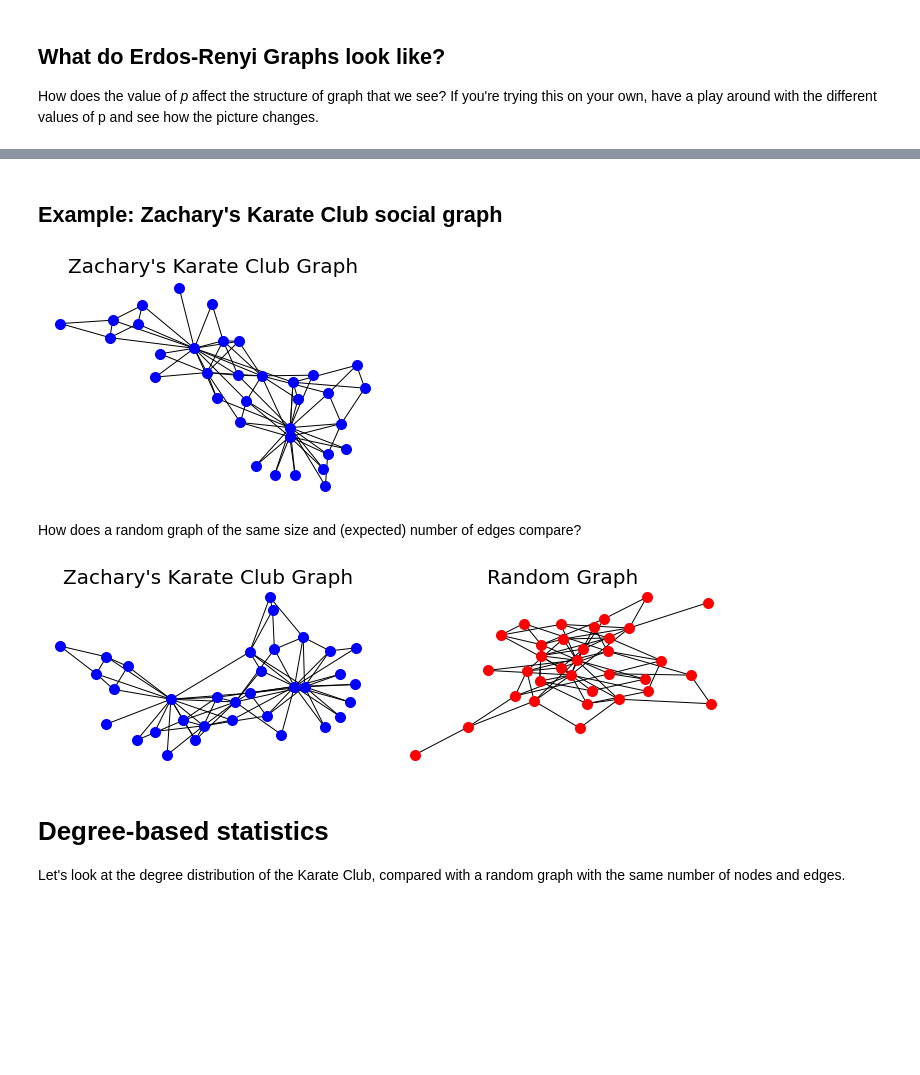
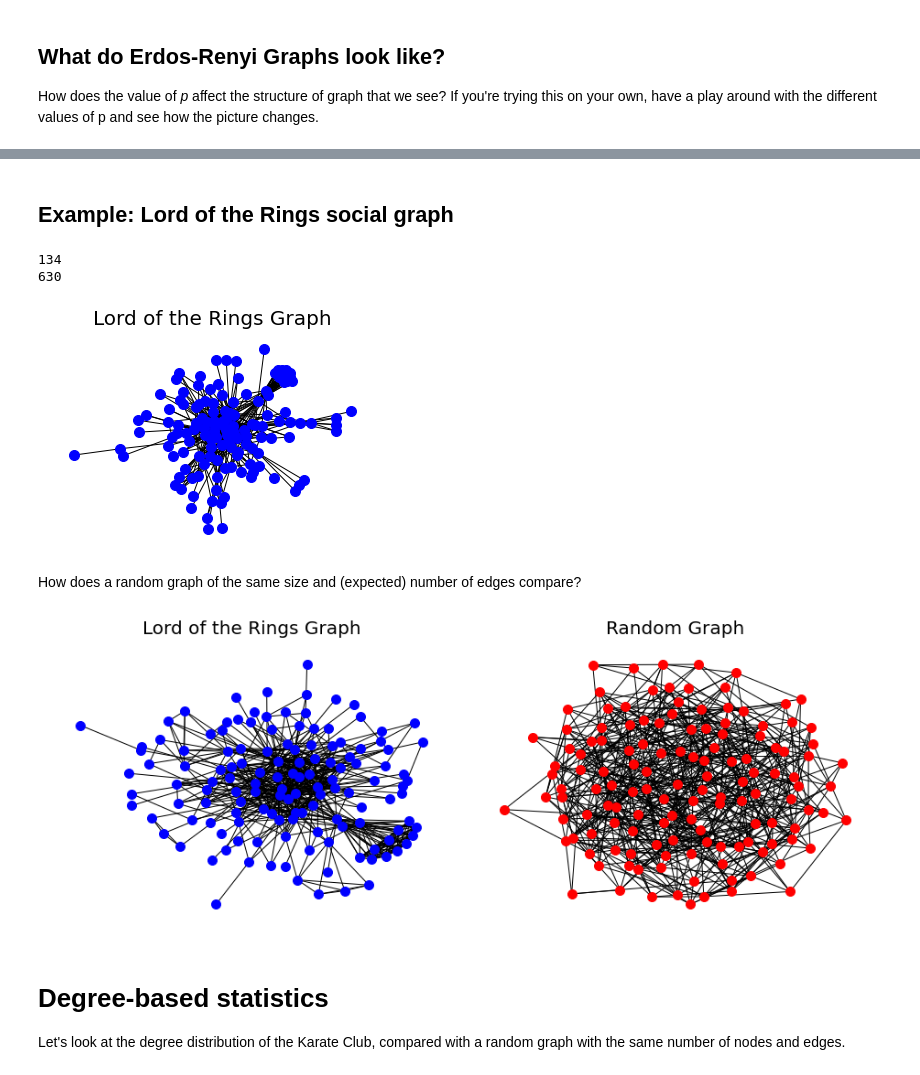
Before and after one commit to narnolddd/DMSNTutorials, a Jupyter notebook: Week1/Week1.ipynb, the cells around one changed output, grey strips where cells are left out. Drawn from its saved outputs; the diff is of its cells as text; code cells hidden in the pictures; blank space fills up the shorter version.

Commit message:
changed karate club to Lotr

```diff
--- a/Week1/Week1.ipynb
+++ b/Week1/Week1.ipynb
@@ -35,40 +34,47 @@ Average Degree: 5.040000
 # %% [markdown]
-## Example: Zachary's Karate Club social graph
+## Example: Lord of the Rings social graph
+# %%
+df = pd.read_csv("lotr.csv",names = ["source","target","time"], sep=",")
 # %%
-G = nx.karate_club_graph()
+G_whole = nx.from_pandas_edgelist(df)
+largest_cc = max(nx.connected_components(G_whole), key=len)
+G = G_whole.subgraph(largest_cc).copy()
 
 no_nodes = len(G.nodes())
+print(no_nodes)
 no_edges = len(G.edges())
+print(no_edges)
 
-plt.title("Zachary's Karate Club Graph",fontsize=20)
+plt.title("Lord of the Rings Graph",fontsize=20)
 nx.draw(G,node_size=100,node_color='blue')
 
 plt.show()
 # %% [output]
+134
+630
-[figure, old version]
+[figure, new version]
 # %% [markdown]
 How does a random graph of the same size and (expected) number of edges compare?
 # %%
-no_nodes = len(G.nodes())
-no_edges = len(G.edges())
-
 # set up plot
-fig, ax = plt.subplots(nrows=1,ncols=2, figsize=(10,3))
+fig, ax = plt.subplots(nrows=1,ncols=2, figsize=(13,5))
 
 # draw karate club graph
-ax[0].set_title("Zachary's Karate Club Graph",fontsize=20)
-nx.draw(G,node_size=100,node_color='blue', ax=ax[0])
+ax[0].set_title("Lord of the Rings Graph",fontsize=20)
+pos1 = nx.kamada_kawai_layout(G)
+nx.draw(G,pos1,node_size=100,node_color='blue', ax=ax[0])
 
 # draw random graph of same size and density
-p = 2.0*no_edges/(no_nodes*no_nodes)
-H = nx.gnp_random_graph(no_nodes,p)
+p = 2.0*no_edges/(no_nodes*(no_nodes-1))
+H = nx.gnm_random_graph(no_nodes,no_edges)
+pos2 = nx.kamada_kawai_layout(H)
 ax[1].set_title("Random Graph",fontsize=20)
-nx.draw(H,node_size=100,ax=ax[1],node_color="red")
+nx.draw(H,pos2,node_size=100,ax=ax[1],node_color="red")
 
 plt.tight_layout()
 plt.show()
 # %% [output]
-[figure, old version]
+[figure, new version]
 # %% [markdown]
 # Degree-based statistics
 
```
Also changed, not shown: parts of 7 cells of this notebook, 2 other files.
